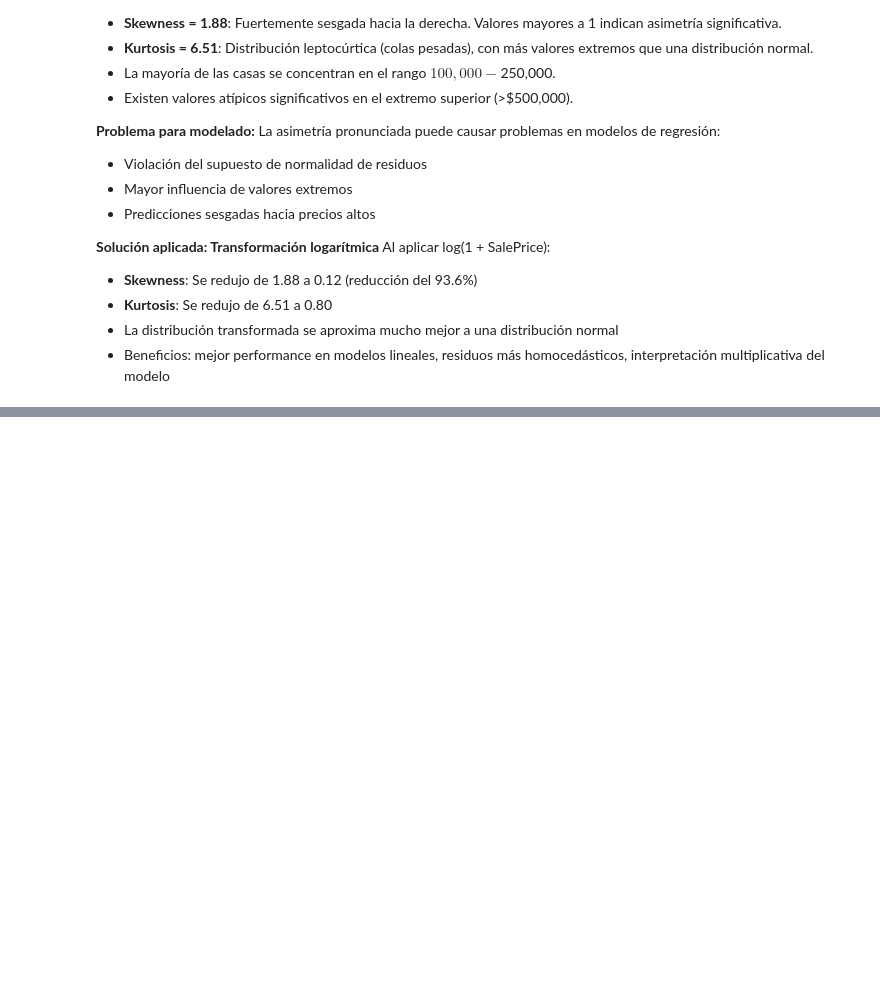
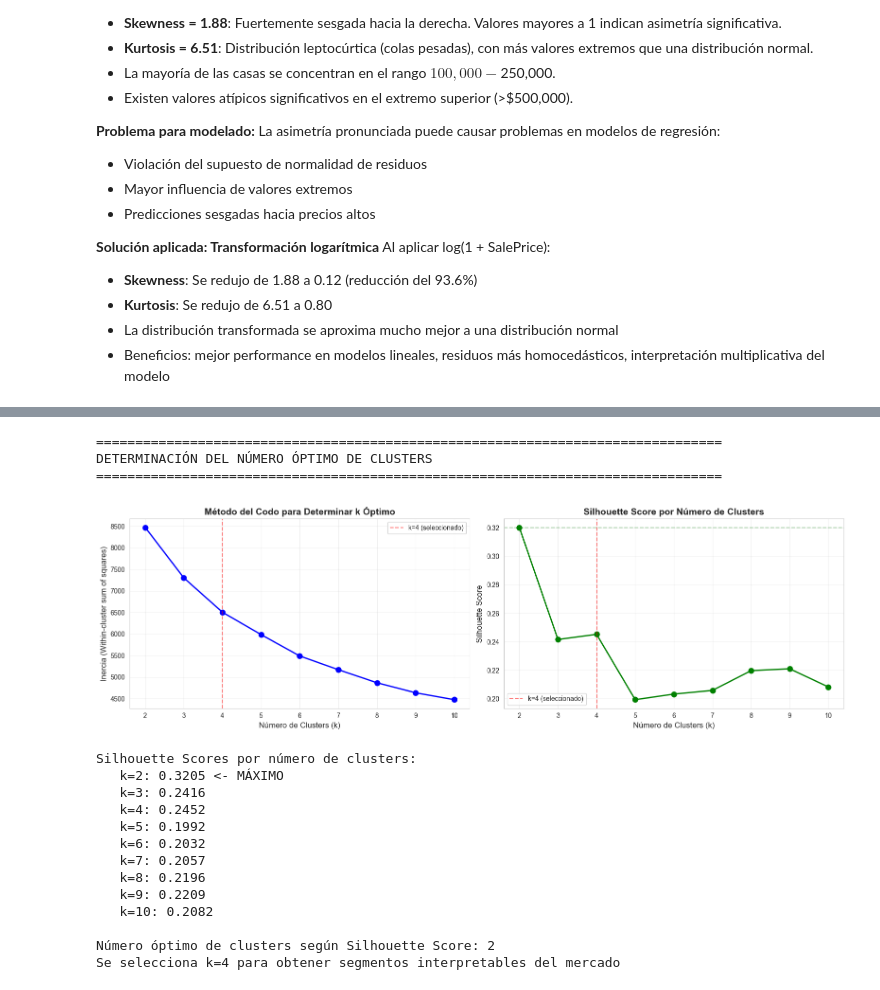
Before and after one commit to DijanU/lab3MRL, a Jupyter notebook: Punto1_Analisis_Exploratorio.ipynb, the cells around one changed output, grey strips where cells are left out. Cells and saved outputs as stored; diff of their text form; code cells hidden in the pictures; blank space fills up the shorter version.

```diff
--- a/Punto1_Analisis_Exploratorio.ipynb
+++ b/Punto1_Analisis_Exploratorio.ipynb
@@ -1055,0 +1383,69 @@ Al aplicar log(1 + SalePrice):
+# %%
+# Determinar número óptimo de clusters
+print("\n" + "="*80)
+print("DETERMINACIÓN DEL NÚMERO ÓPTIMO DE CLUSTERS")
+print("="*80)
+
+# Método del codo (Elbow method) y Silhouette score
+inertias = []
+silhouette_scores = []
+K_range = range(2, 11)
+
+for k in K_range:
+    kmeans = KMeans(n_clusters=k, random_state=42, n_init=10)
+    kmeans.fit(X_scaled)
+    inertias.append(kmeans.inertia_)
+    silhouette_scores.append(silhouette_score(X_scaled, kmeans.labels_))
+
+# Visualización
+fig, axes = plt.subplots(1, 2, figsize=(16, 5))
+
+# Método del codo
+axes[0].plot(K_range, inertias, 'bo-', linewidth=2, markersize=8)
+axes[0].set_xlabel('Número de Clusters (k)', fontsize=12)
+axes[0].set_ylabel('Inercia (Within-cluster sum of squares)', fontsize=12)
+axes[0].set_title('Método del Codo para Determinar k Óptimo', fontsize=14, fontweight='bold')
+axes[0].grid(alpha=0.3)
+axes[0].axvline(4, color='red', linestyle='--', alpha=0.5, label='k=4 (seleccionado)')
+axes[0].legend()
+
+# Silhouette score
+axes[1].plot(K_range, silhouette_scores, 'go-', linewidth=2, markersize=8)
+axes[1].set_xlabel('Número de Clusters (k)', fontsize=12)
+axes[1].set_ylabel('Silhouette Score', fontsize=12)
+axes[1].set_title('Silhouette Score por Número de Clusters', fontsize=14, fontweight='bold')
+axes[1].grid(alpha=0.3)
+axes[1].axvline(4, color='red', linestyle='--', alpha=0.5, label='k=4 (seleccionado)')
+axes[1].axhline(max(silhouette_scores), color='green', linestyle='--', alpha=0.3)
+axes[1].legend()
+
+plt.tight_layout()
+plt.savefig('6_numero_optimo_clusters.png', dpi=300, bbox_inches='tight')
+plt.show()
+
+print(f"\nSilhouette Scores por número de clusters:")
+for k, score in zip(K_range, silhouette_scores):
+    marker = " <- MÁXIMO" if score == max(silhouette_scores) else ""
+    print(f"   k={k}: {score:.4f}{marker}")
+
+optimal_k = K_range[silhouette_scores.index(max(silhouette_scores))]
+print(f"\nNúmero óptimo de clusters según Silhouette Score: {optimal_k}")
+print(f"Se selecciona k=4 para obtener segmentos interpretables del mercado")
+# %% [output]
+================================================================================
+DETERMINACIÓN DEL NÚMERO ÓPTIMO DE CLUSTERS
+================================================================================
+[figure, added]
+Silhouette Scores por número de clusters:
+   k=2: 0.3205 <- MÁXIMO
+   k=3: 0.2416
+   k=4: 0.2452
+   k=5: 0.1992
+   k=6: 0.2032
+   k=7: 0.2057
+   k=8: 0.2196
+   k=9: 0.2209
+   k=10: 0.2082
+
+Número óptimo de clusters según Silhouette Score: 2
+Se selecciona k=4 para obtener segmentos interpretables del mercado
```
Also changed, not shown: parts of 7 cells of this notebook, 3 other files.
